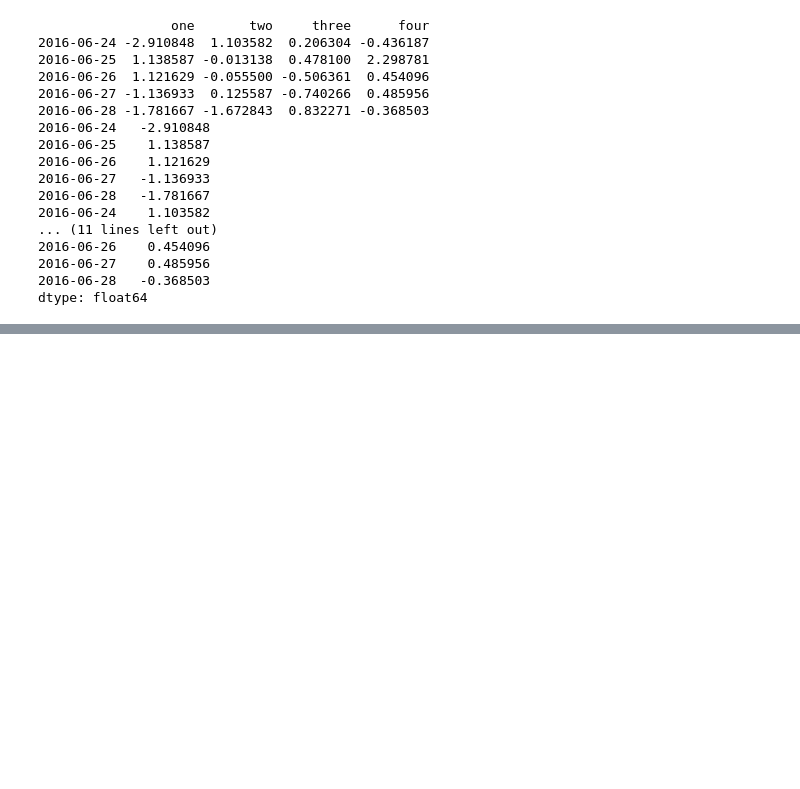
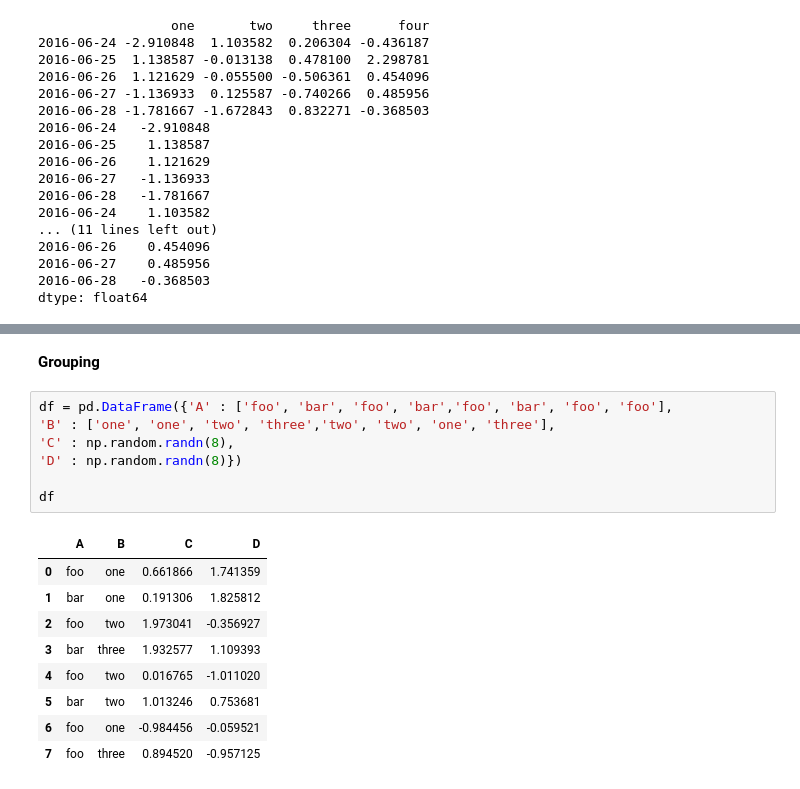
Before and after one commit to hyunhw/Practice-and-notes, a Jupyter notebook: Pandas_10min_tutorial.ipynb, the cells around one changed output, grey strips where cells are left out. Saved outputs shown, nothing was run; the diff lists cells and outputs as text; blank space fills up the shorter version.

```diff
--- a/Pandas_10min_tutorial.ipynb
+++ b/Pandas_10min_tutorial.ipynb
@@ -315,0 +333,19 @@ pd.merge(left,right)
+# %% [markdown]
+**Grouping**
+# %%
+df = pd.DataFrame({'A' : ['foo', 'bar', 'foo', 'bar','foo', 'bar', 'foo', 'foo'],
+'B' : ['one', 'one', 'two', 'three','two', 'two', 'one', 'three'],
+'C' : np.random.randn(8),
+'D' : np.random.randn(8)})
+
+df
+# %% [output]
+|  | A | B | C | D |
+| 0 | foo | one | 0.661866 | 1.741359 |
+| 1 | bar | one | 0.191306 | 1.825812 |
+| 2 | foo | two | 1.973041 | -0.356927 |
+| 3 | bar | three | 1.932577 | 1.109393 |
+| 4 | foo | two | 0.016765 | -1.011020 |
+| 5 | bar | two | 1.013246 | 0.753681 |
+| 6 | foo | one | -0.984456 | -0.059521 |
+| 7 | foo | three | 0.894520 | -0.957125 |
```
Also changed, not shown: parts of 8 cells of this notebook.
